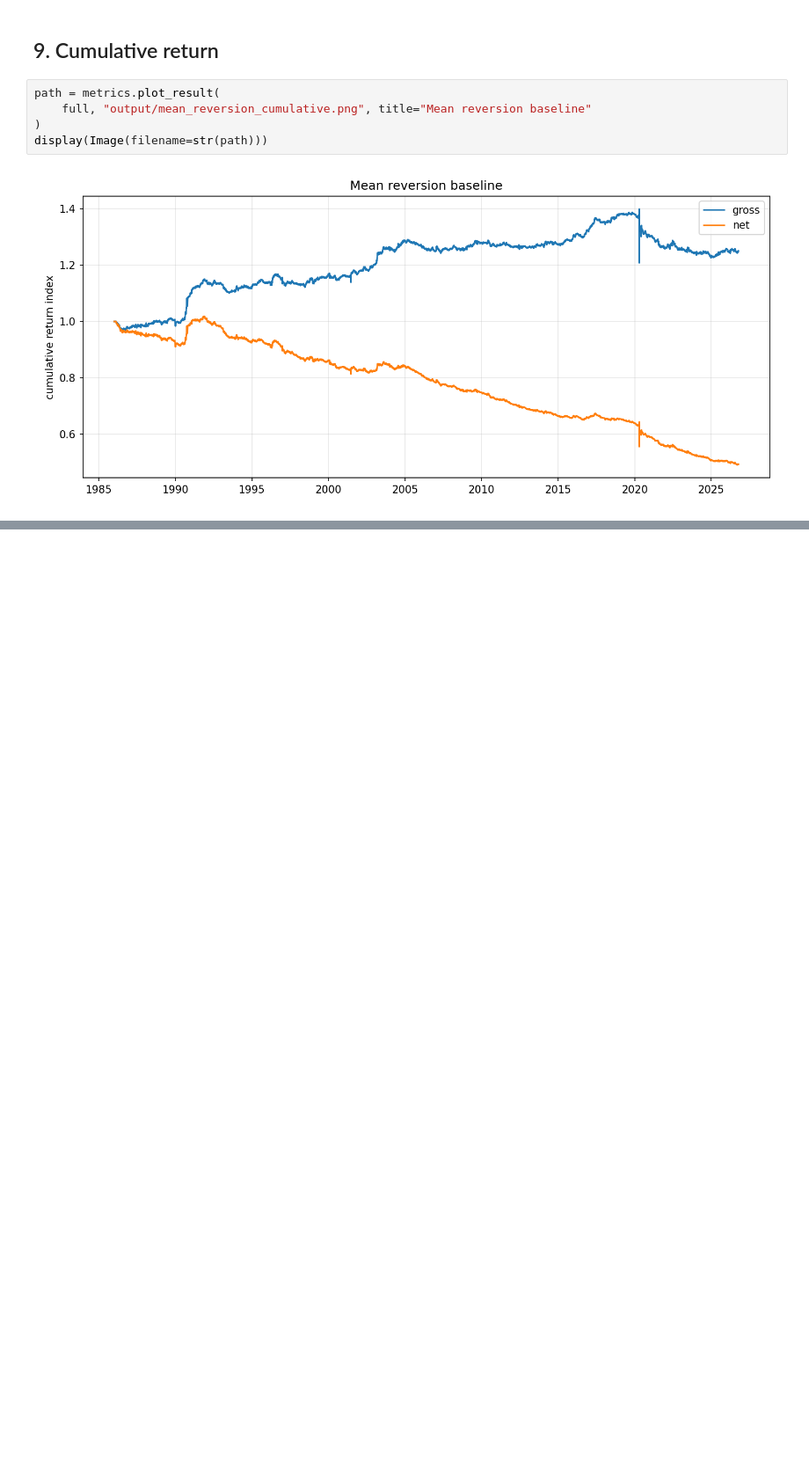
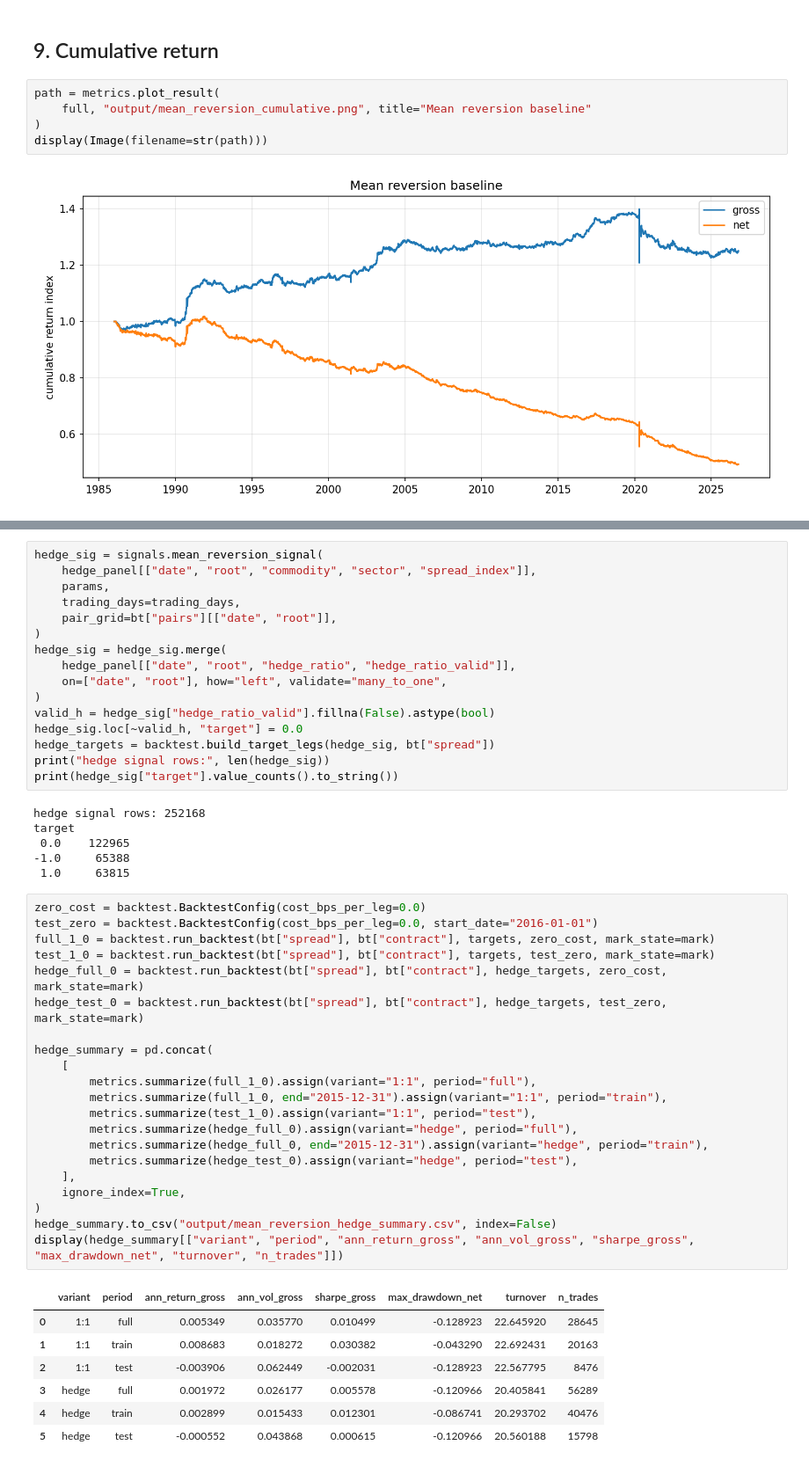
Before and after one commit to TianTian20021211/SystematicTradingCourse, a Jupyter notebook: notebooks/03_mean_reversion.ipynb, the cells around one changed output, grey strips where cells are left out. Shown at 88% size. Saved outputs shown, nothing was run; the diff lists cells and outputs as text; blank space fills up the shorter version.

```diff
--- a/notebooks/03_mean_reversion.ipynb
+++ b/notebooks/03_mean_reversion.ipynb
@@ -276,0 +314,51 @@ C2 additive index、dollar z、L=20、weekly、1:1、5 bps、settlement fill。
+# %%
+hedge_sig = signals.mean_reversion_signal(
+    hedge_panel[["date", "root", "commodity", "sector", "spread_index"]],
+    params,
+    trading_days=trading_days,
+    pair_grid=bt["pairs"][["date", "root"]],
+)
+hedge_sig = hedge_sig.merge(
+    hedge_panel[["date", "root", "hedge_ratio", "hedge_ratio_valid"]],
+    on=["date", "root"], how="left", validate="many_to_one",
+)
+valid_h = hedge_sig["hedge_ratio_valid"].fillna(False).astype(bool)
+hedge_sig.loc[~valid_h, "target"] = 0.0
+hedge_targets = backtest.build_target_legs(hedge_sig, bt["spread"])
+print("hedge signal rows:", len(hedge_sig))
+print(hedge_sig["target"].value_counts().to_string())
+# %% [output]
+hedge signal rows: 252168
+target
+ 0.0    122965
+-1.0     65388
+ 1.0     63815
+# %%
+zero_cost = backtest.BacktestConfig(cost_bps_per_leg=0.0)
+test_zero = backtest.BacktestConfig(cost_bps_per_leg=0.0, start_date="2016-01-01")
+full_1_0 = backtest.run_backtest(bt["spread"], bt["contract"], targets, zero_cost, mark_state=mark)
+test_1_0 = backtest.run_backtest(bt["spread"], bt["contract"], targets, test_zero, mark_state=mark)
+hedge_full_0 = backtest.run_backtest(bt["spread"], bt["contract"], hedge_targets, zero_cost, mark_state=mark)
+hedge_test_0 = backtest.run_backtest(bt["spread"], bt["contract"], hedge_targets, test_zero, mark_state=mark)
+
+hedge_summary = pd.concat(
+    [
+        metrics.summarize(full_1_0).assign(variant="1:1", period="full"),
+        metrics.summarize(full_1_0, end="2015-12-31").assign(variant="1:1", period="train"),
+        metrics.summarize(test_1_0).assign(variant="1:1", period="test"),
+        metrics.summarize(hedge_full_0).assign(variant="hedge", period="full"),
+        metrics.summarize(hedge_full_0, end="2015-12-31").assign(variant="hedge", period="train"),
+        metrics.summarize(hedge_test_0).assign(variant="hedge", period="test"),
+    ],
+    ignore_index=True,
+)
+hedge_summary.to_csv("output/mean_reversion_hedge_summary.csv", index=False)
+display(hedge_summary[["variant", "period", "ann_return_gross", "ann_vol_gross", "sharpe_gross", "max_drawdown_net", "turnover", "n_trades"]])
+# %% [output]
+|  | variant | period | ann_return_gross | ann_vol_gross | sharpe_gross | max_drawdown_net | turnover | n_trades |
+| 0 | 1:1 | full | 0.005349 | 0.035770 | 0.010499 | -0.128923 | 22.645920 | 28645 |
+| 1 | 1:1 | train | 0.008683 | 0.018272 | 0.030382 | -0.043290 | 22.692431 | 20163 |
+| 2 | 1:1 | test | -0.003906 | 0.062449 | -0.002031 | -0.128923 | 22.567795 | 8476 |
+| 3 | hedge | full | 0.001972 | 0.026177 | 0.005578 | -0.120966 | 20.405841 | 56289 |
+| 4 | hedge | train | 0.002899 | 0.015433 | 0.012301 | -0.086741 | 20.293702 | 40476 |
+| 5 | hedge | test | -0.000552 | 0.043868 | 0.000615 | -0.120966 | 20.560188 | 15798 |
```
Also changed, not shown: parts of 7 cells of this notebook, 2 other files.
